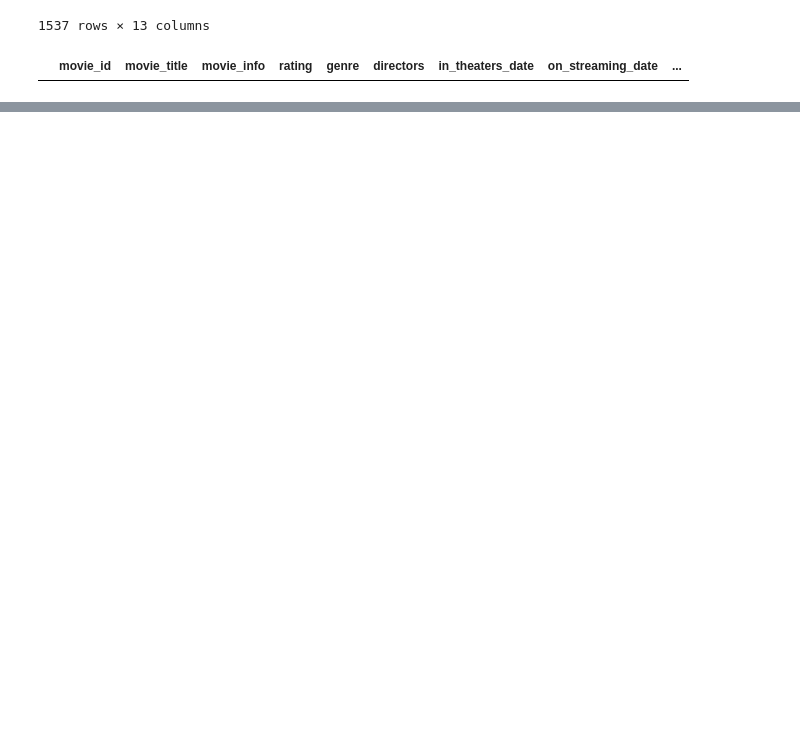
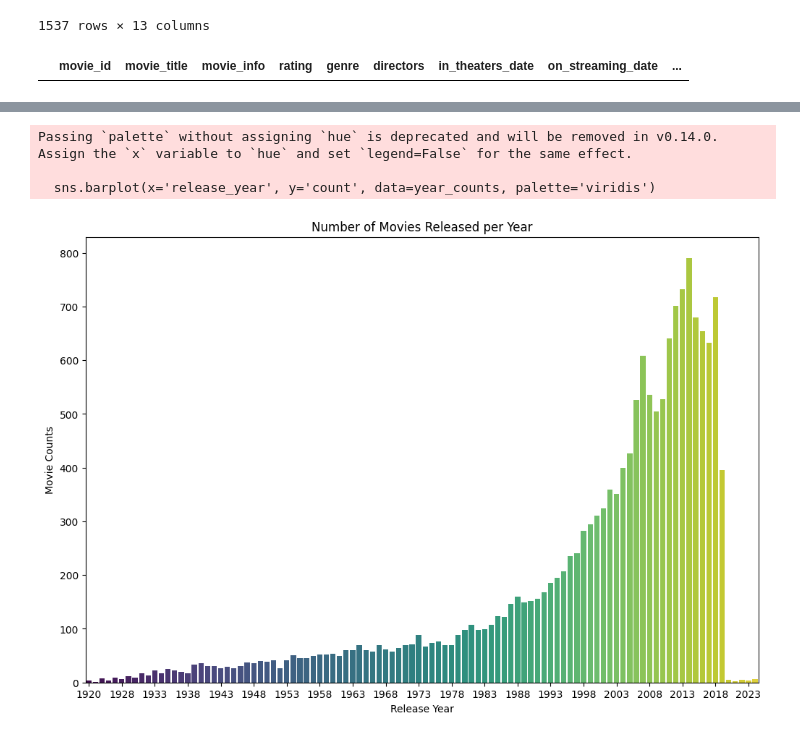
Before and after one commit to nbdls6/Movie_rating_prediction, a Jupyter notebook: data_cleaning_and_eda.ipynb, the cells around one changed output, grey strips where cells are left out. Cells and saved outputs as stored; diff of their text form; code cells hidden in the pictures; blank space fills up the shorter version.

```diff
--- a/data_cleaning_and_eda.ipynb
+++ b/data_cleaning_and_eda.ipynb
@@ -88,7 +92,7 @@ memory usage: 1.7+ MB
 # %%
 # Convert in_theaters_date to datetime
 movies_df['in_theaters_date'] = pd.to_datetime(movies_df['in_theaters_date'])
-
+movies_df['on_streaming_date'] = pd.to_datetime(movies_df['on_streaming_date'])
 # Chekck erroneous values
 display(movies_df['in_theaters_date'].min())
 display(movies_df['in_theaters_date'].max())
@@ -175,0 +133,7 @@ print(movie_info)
+# %%
+from importlib import reload
+import tmdbmovie
+reload(tmdbmovie)
+
+from tmdbmovie import update_release_dates
+update_release_dates(movies_df)
@@ -175,0 +169,3 @@ print(movie_info)
+# %%
+movies_df = movies_df.dropna(subset=['in_theaters_date'])
+movies_df[movies_df['in_theaters_date'].isna()]
@@ -175,0 +174,6 @@ print(movie_info)
+# %%
+# Create release year column
+movies_df['release_year'] = movies_df['in_theaters_date'].dt.year.astype(int)
+
+year_counts = movies_df.groupby('release_year').size().reset_index(name = 'count')
+year_counts
@@ -175,0 +199,16 @@ print(movie_info)
+# %%
+# Visulization
+plt.figure(figsize=(12, 8))
+sns.barplot(x='release_year', y='count', data=year_counts, palette='viridis')
+
+# Add labels and title
+plt.xlabel('Release Year')
+plt.ylabel('Movie Counts')
+plt.title('Number of Movies Released per Year')
+plt.xticks(np.arange(0, len(year_counts), step=5), year_counts['release_year'][::5])
+plt.show()
+# %% [output]
+Passing `palette` without assigning `hue` is deprecated and will be removed in v0.14.0. Assign the `x` variable to `hue` and set `legend=False` for the same effect.
+
+  sns.barplot(x='release_year', y='count', data=year_counts, palette='viridis')
+[figure, added]
```
Also changed, not shown: parts of 46 cells of this notebook, 5 other files.
